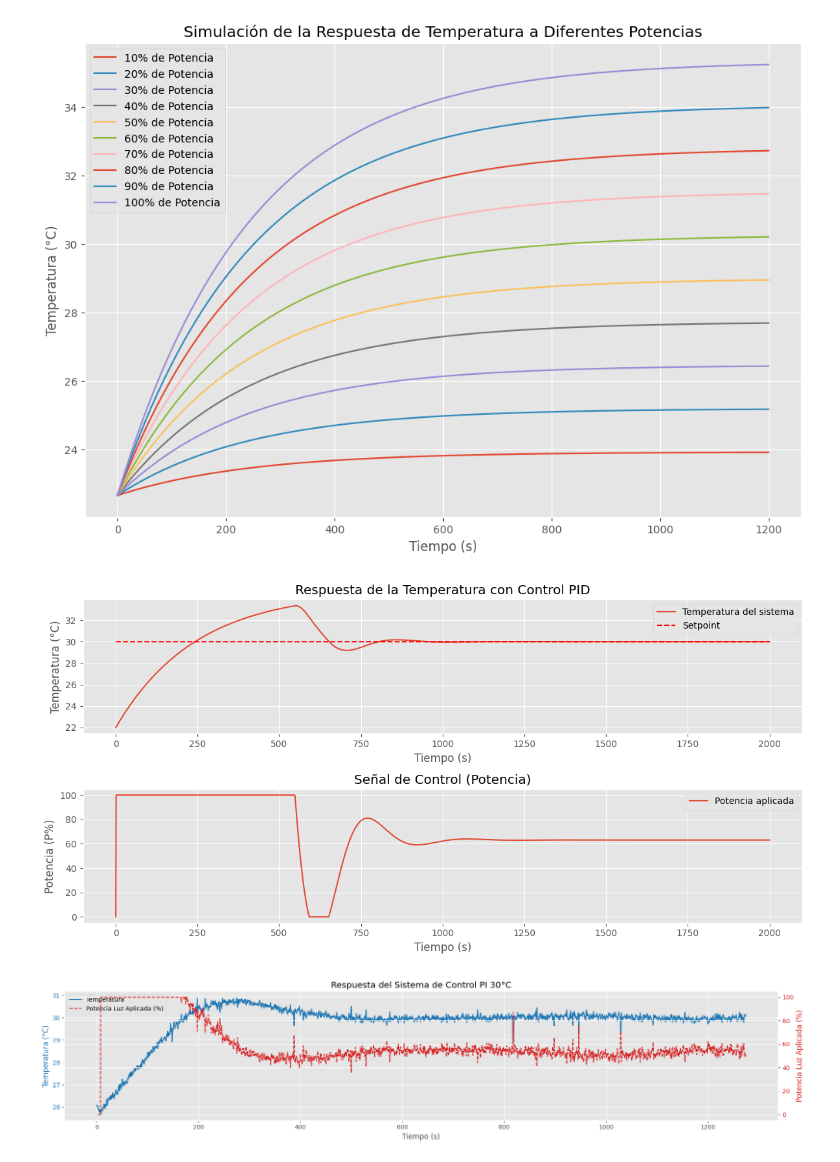
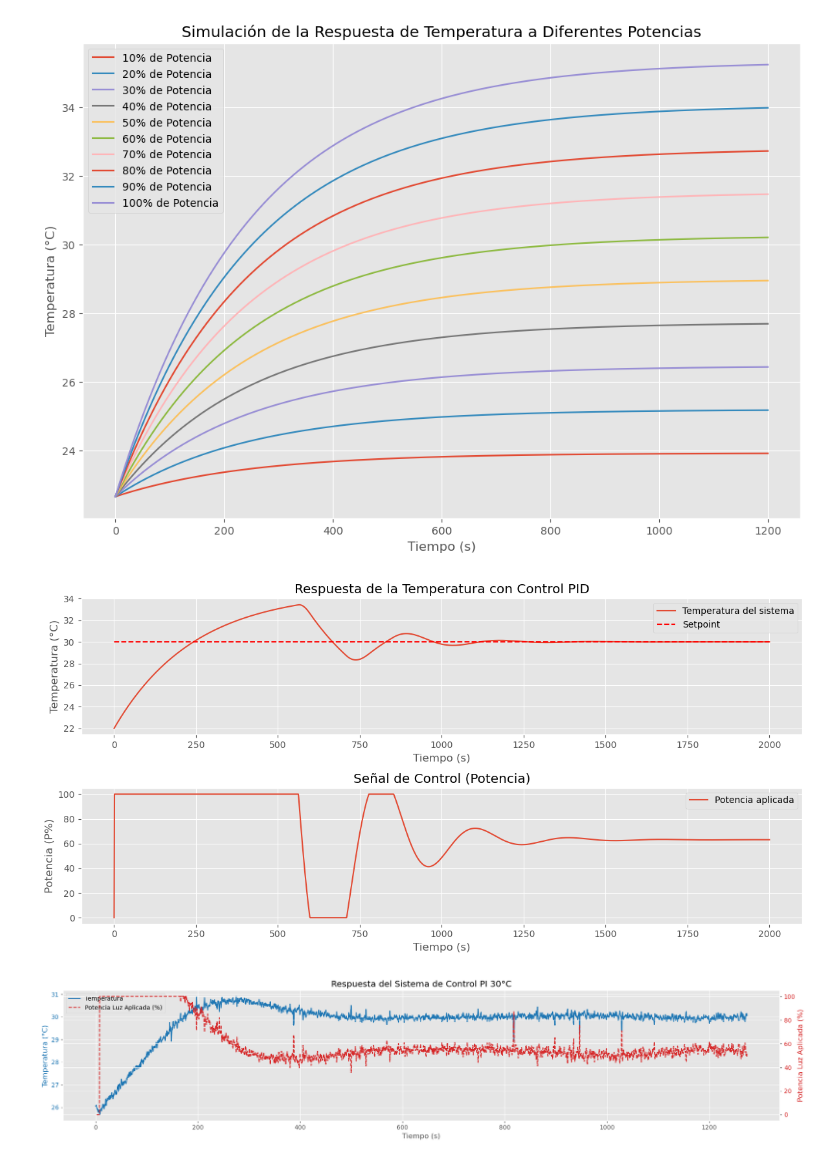
Before and after one commit to MaximilianoAntonio/incubator-prototype, a Jupyter notebook: Incbadora ino/vizualizador csv.ipynb, the cells around one changed output. Saved outputs shown, nothing was run; the diff lists cells and outputs as text; code cells hidden in the pictures.

```diff
--- a/Incbadora ino/vizualizador csv.ipynb
+++ b/Incbadora ino/vizualizador csv.ipynb
@@ -305,7 +305,7 @@ K = 0.1268  # Ganancia estática (°C/P%)
 tau = 243.54  # Constante de tiempo (s)
 
 # Parámetros del controlador PID
-Kp = 30.0
+Kp = 15.0
 Ki = 1.0
 Kd = 0.0
 
@@ -354,34 +354,34 @@ for i in range(1, n_steps):
     # Actualización del sistema (modelo de primer orden)
     dT = (-(T[i-1] - T_ambiente) + K * P[i]) * (dt / tau)
     T[i] = T[i-1] + dT
 
     # Actualización del error previo
     e_prev = e
 
 # Gráficas de los resultados
 plt.figure(figsize=(12, 6))
 
 plt.subplot(2, 1, 1)
 plt.plot(t, T, label='Temperatura del sistema')
 plt.plot(t, T_setpoint * np.ones_like(t), 'r--', label='Setpoint')
 plt.xlabel('Tiempo (s)')
 plt.ylabel('Temperatura (°C)')
 plt.title('Respuesta de la Temperatura con Control PID')
 plt.legend()
 plt.grid(True)
 
 plt.subplot(2, 1, 2)
 plt.plot(t, P, label='Potencia aplicada')
 plt.xlabel('Tiempo (s)')
 plt.ylabel('Potencia (P%)')
 plt.title('Señal de Control (Potencia)')
 plt.legend()
 plt.grid(True)
 
 plt.tight_layout()
 plt.show()
 # %% [output]
-[figure, old version]
+[figure, new version]
 # %%
 
 # Leer los archivos CSV de los ensayos con ventilador
```
Also changed, not shown: parts of 1 cell of this notebook, 3 other files.
